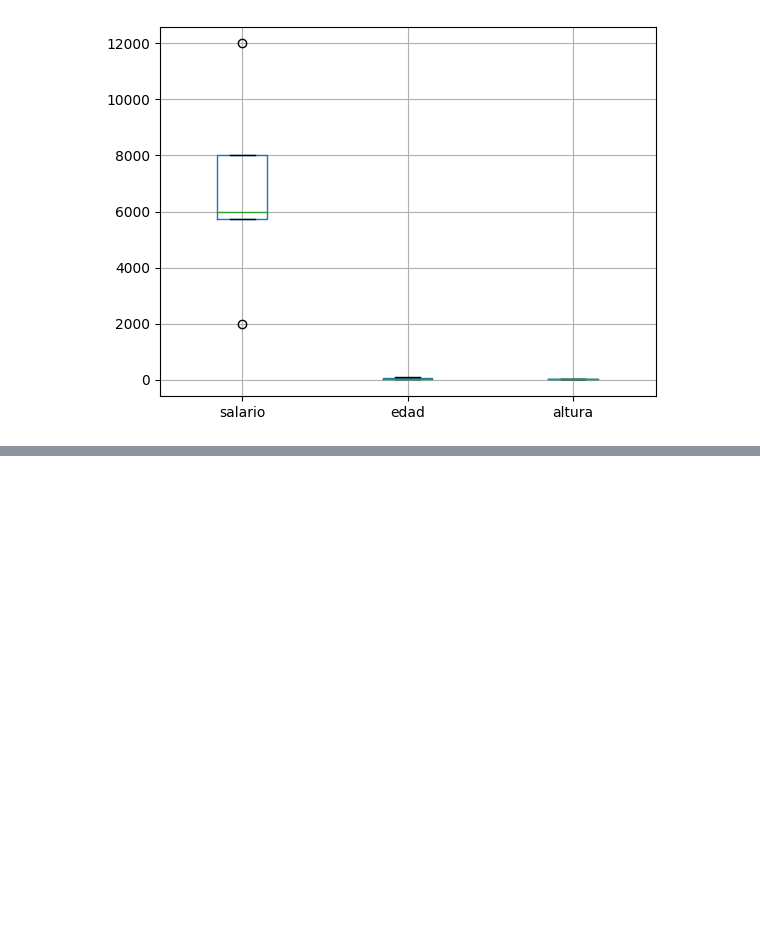
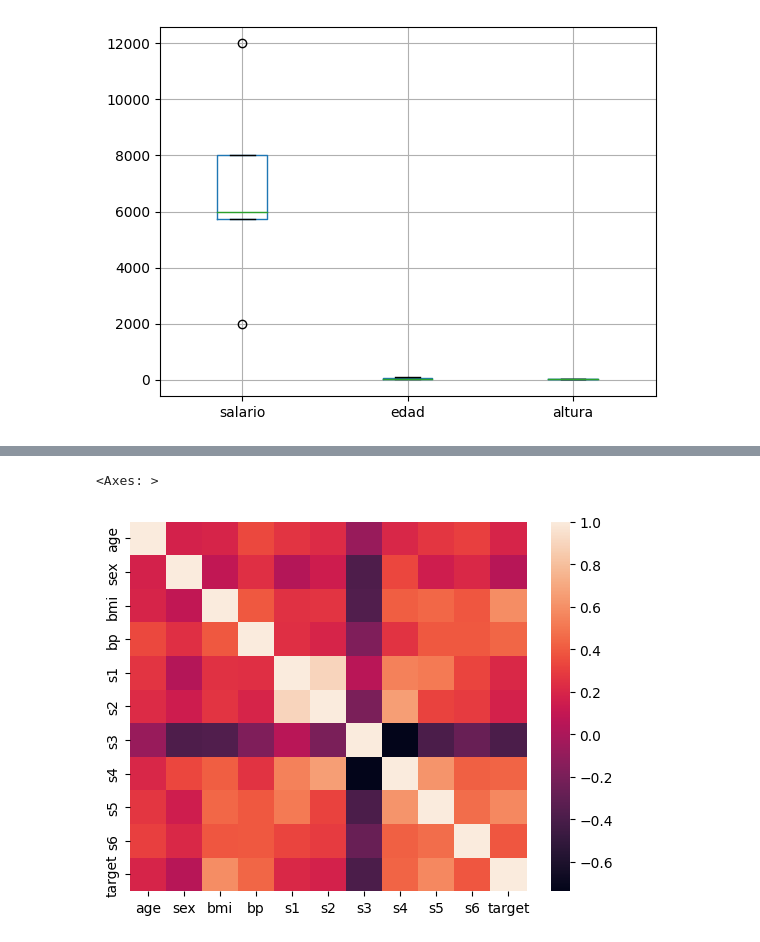
Before and after one commit to JoseJesusLaCasaNieto/Mastermind, a Jupyter notebook: Machine_Learning_I_Regression/Projects/Linear_Regression_Project.ipynb, the cells around one changed output, grey strips where cells are left out. Drawn from its saved outputs; the diff is of its cells as text; code cells hidden in the pictures; blank space fills up the shorter version.

```diff
--- a/Machine_Learning_I_Regression/Projects/Linear_Regression_Project.ipynb
+++ b/Machine_Learning_I_Regression/Projects/Linear_Regression_Project.ipynb
@@ -248,0 +309,10 @@ df.boxplot()
+# %%
+import matplotlib.pyplot as plt
+import numpy as np
+
+corr = df.corr()
+
+sns.heatmap(corr)
+# %% [output]
+<Axes: >
+[figure, added]
```
Also changed, not shown: parts of 11 cells of this notebook.
